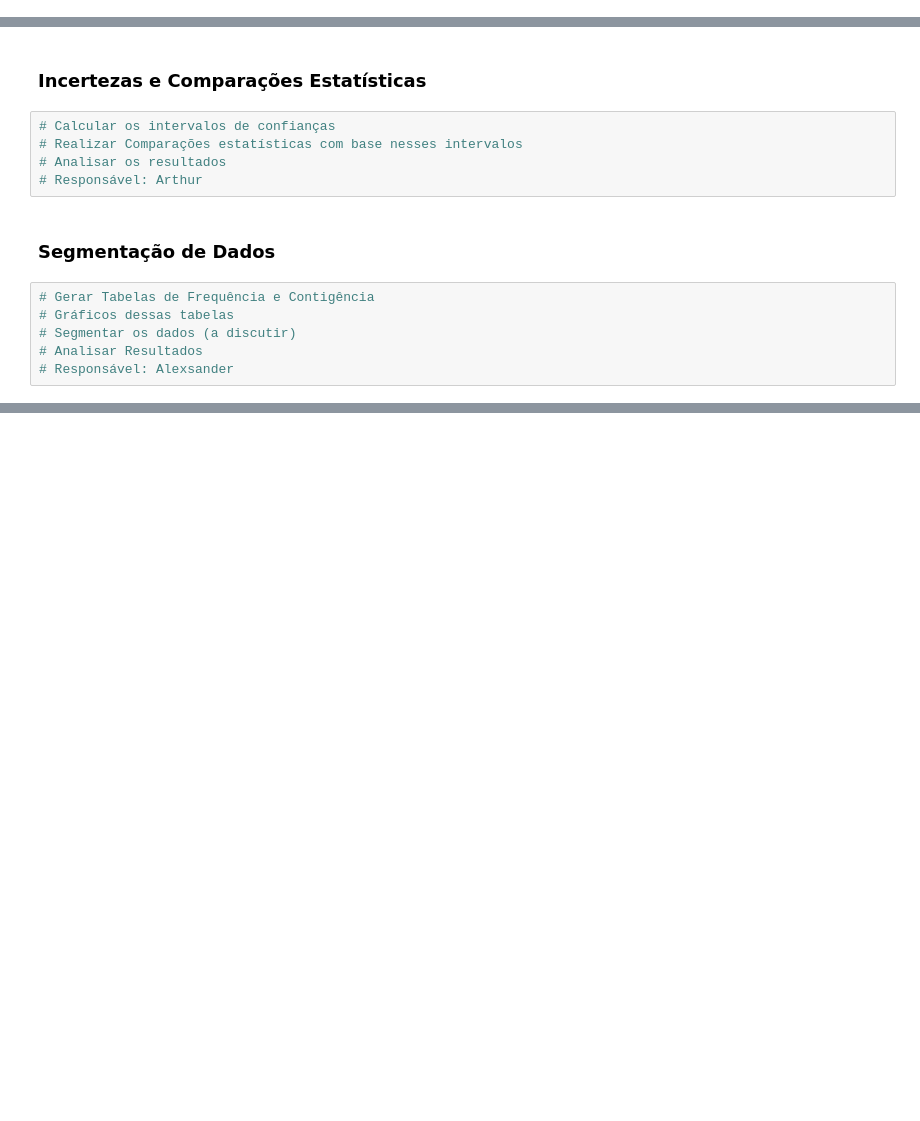
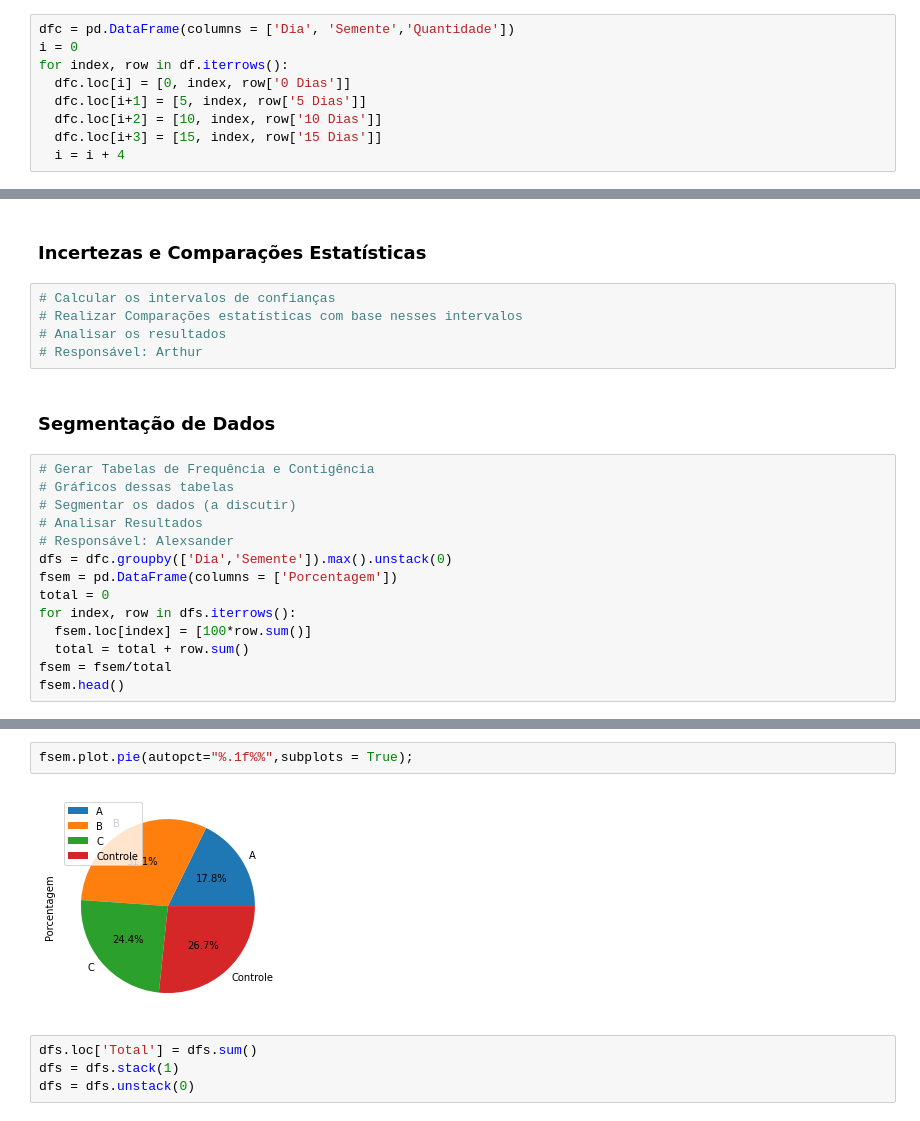
Before and after one commit to Cizika/Projeto-Sementes, a Jupyter notebook: AnáliseSementes.ipynb, the cells around one changed output, grey strips where cells are left out. Saved outputs shown, nothing was run; the diff lists cells and outputs as text; blank space fills up the shorter version.

```diff
--- a/AnáliseSementes.ipynb
+++ b/AnáliseSementes.ipynb
@@ -27,3 +48,12 @@ df
+# %%
+dfc = pd.DataFrame(columns = ['Dia', 'Semente','Quantidade'])
+i = 0
+for index, row in df.iterrows():
+  dfc.loc[i] = [0, index, row['0 Dias']]
+  dfc.loc[i+1] = [5, index, row['5 Dias']]
+  dfc.loc[i+2] = [10, index, row['10 Dias']]
+  dfc.loc[i+3] = [15, index, row['15 Dias']]
+  i = i + 4
 # %% [markdown]
 ### Medidas Descritivas
 # %%
@@ -50,3 +103,11 @@ df
 # Segmentar os dados (a discutir)
 # Analisar Resultados
 # Responsável: Alexsander
+dfs = dfc.groupby(['Dia','Semente']).max().unstack(0)
+fsem = pd.DataFrame(columns = ['Porcentagem'])
+total = 0
+for index, row in dfs.iterrows():
+  fsem.loc[index] = [100*row.sum()]
+  total = total + row.sum()
+fsem = fsem/total
+fsem.head()
@@ -52,0 +120,8 @@ df
+# %%
+fsem.plot.pie(autopct="%.1f%%",subplots = True);
+# %% [output]
+[figure, added]
+# %%
+dfs.loc['Total'] = dfs.sum()
+dfs = dfs.stack(1)
+dfs = dfs.unstack(0)
```
Also changed, not shown: parts of 12 cells of this notebook.
